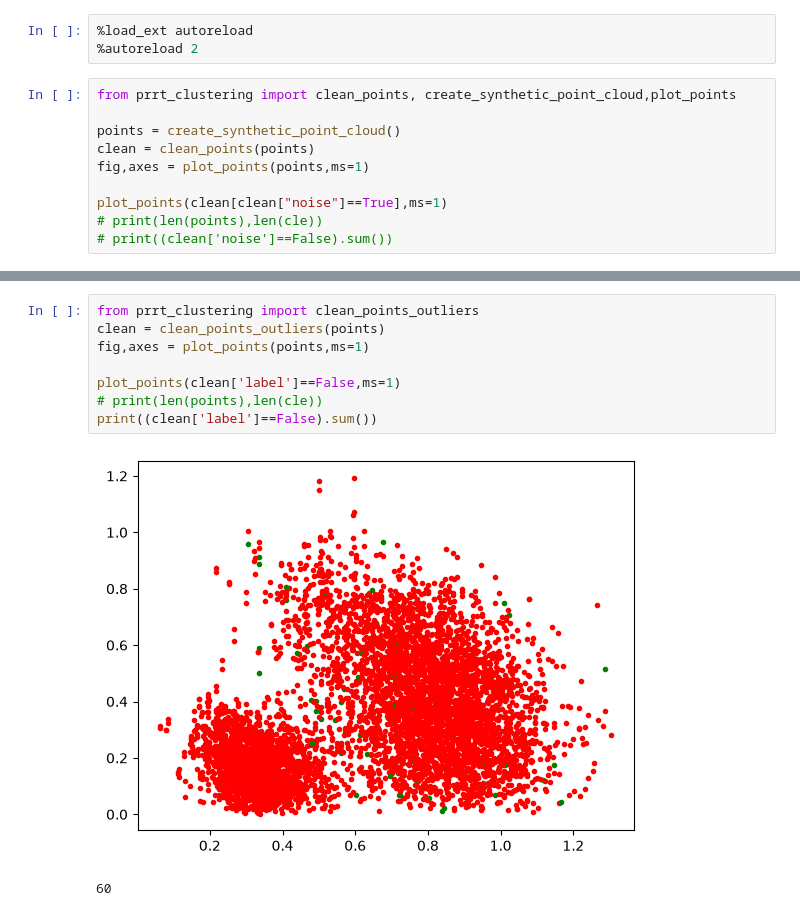
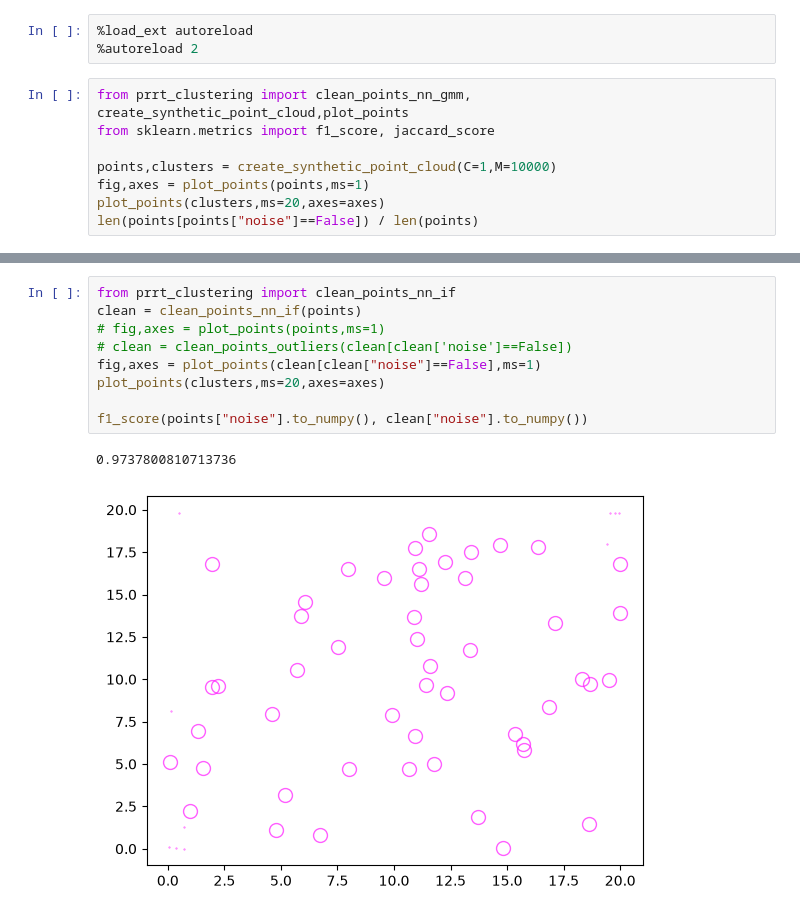
Before and after one commit to jboulanger/synex, a Jupyter notebook: notebooks/Test.ipynb, the cells around one changed output, grey strips where cells are left out. Cells and saved outputs as stored; diff of their text form.

```diff
--- a/notebooks/Test.ipynb
+++ b/notebooks/Test.ipynb
@@ -2,13 +2,11 @@
 %load_ext autoreload
 %autoreload 2
 # %%
-from prrt_clustering import clean_points, create_synthetic_point_cloud,plot_points
+from prrt_clustering import clean_points_nn_gmm, create_synthetic_point_cloud,plot_points
+from sklearn.metrics import f1_score, jaccard_score
 
-points = create_synthetic_point_cloud()
-clean = clean_points(points)
+points,clusters = create_synthetic_point_cloud(C=1,M=10000)
 fig,axes = plot_points(points,ms=1)
-
-plot_points(clean[clean["noise"]==True],ms=1)
-# print(len(points),len(cle))
-# print((clean['noise']==False).sum())
+plot_points(clusters,ms=20,axes=axes)
+len(points[points["noise"]==False]) / len(points)
 # %% [output]
@@ -38,11 +26,12 @@ points
 # %%
-from prrt_clustering import clean_points_outliers
-clean = clean_points_outliers(points)
-fig,axes = plot_points(points,ms=1)
+from prrt_clustering import clean_points_nn_if
+clean = clean_points_nn_if(points)
+# fig,axes = plot_points(points,ms=1)
+# clean = clean_points_outliers(clean[clean['noise']==False])
+fig,axes = plot_points(clean[clean["noise"]==False],ms=1)
+plot_points(clusters,ms=20,axes=axes)
 
-plot_points(clean['label']==False,ms=1)
-# print(len(points),len(cle))
-print((clean['label']==False).sum())
+f1_score(points["noise"].to_numpy(), clean["noise"].to_numpy())
 # %% [output]
+0.9737800810713736
-[figure, old version]
+[figure, new version]
-60
```
Also changed, not shown: parts of 8 cells of this notebook, 8 other files.
